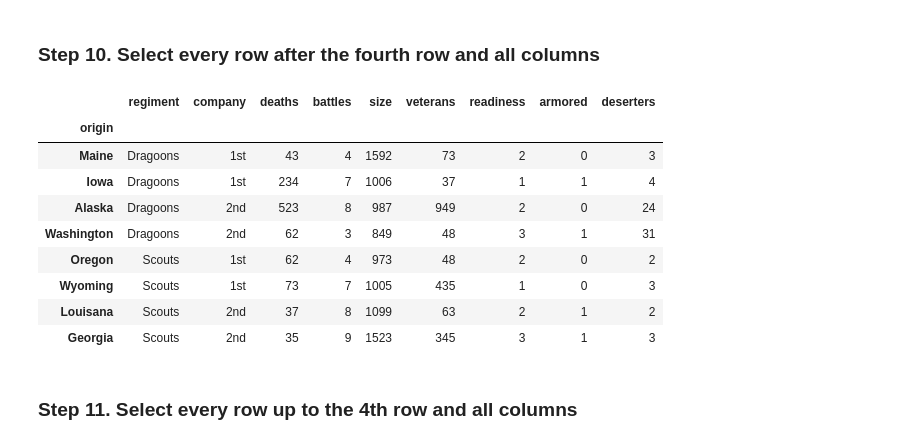
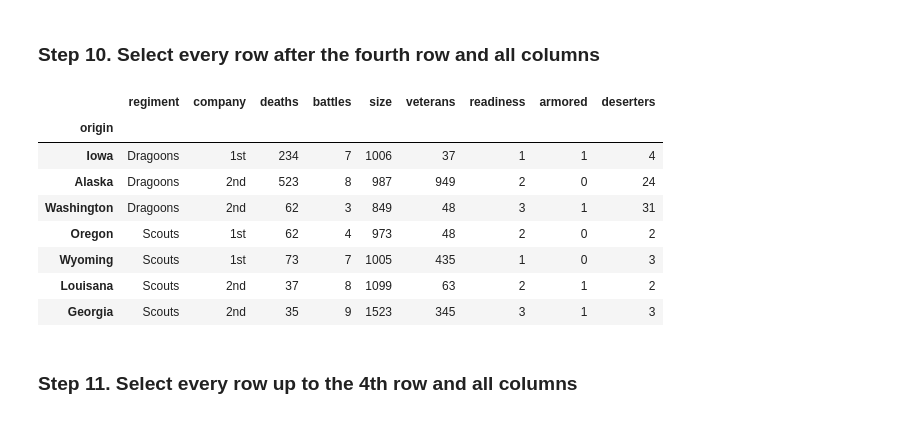
Before and after one commit to rou-tz/2026-02-BILBAO-FT-Data-Science, a Jupyter notebook: 2-Data_Analysis/2-Pandas/Practica/2-Fictional_Army/Fictional Army_Ruben.ipynb, the cells around one changed output. Cells and saved outputs as stored; diff of their text form; code cells hidden in the pictures.

```diff
--- a/2-Data_Analysis/2-Pandas/Practica/2-Fictional_Army/Fictional Army_Ruben.ipynb
+++ b/2-Data_Analysis/2-Pandas/Practica/2-Fictional_Army/Fictional Army_Ruben.ipynb
@@ -109,11 +109,10 @@ army.iloc[3:8, 3:7]
 # %% [markdown]
 ### Step 10. Select every row after the fourth row and all columns
 # %%
-army.iloc[4:]
+army.iloc[5:]
 # %% [output]
 |  | regiment | company | deaths | battles | size | veterans | readiness | armored | deserters |
 | origin |  |  |  |  |  |  |  |  |  |
-| Maine | Dragoons | 1st | 43 | 4 | 1592 | 73 | 2 | 0 | 3 |
 | Iowa | Dragoons | 1st | 234 | 7 | 1006 | 37 | 1 | 1 | 4 |
 | Alaska | Dragoons | 2nd | 523 | 8 | 987 | 949 | 2 | 0 | 24 |
 | Washington | Dragoons | 2nd | 62 | 3 | 849 | 48 | 3 | 1 | 31 |
```
Also changed, not shown: parts of 4 cells of this notebook, 3 other files.
